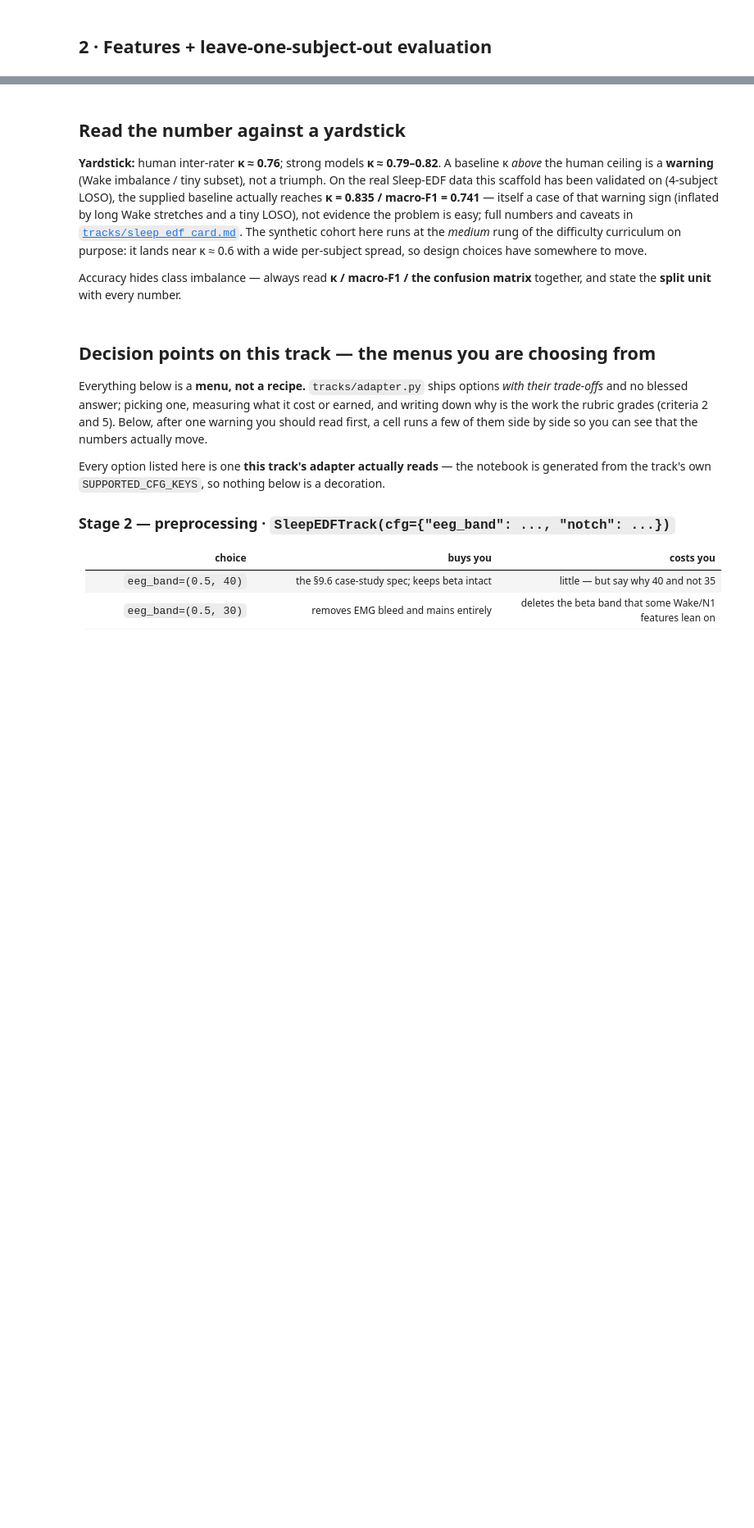
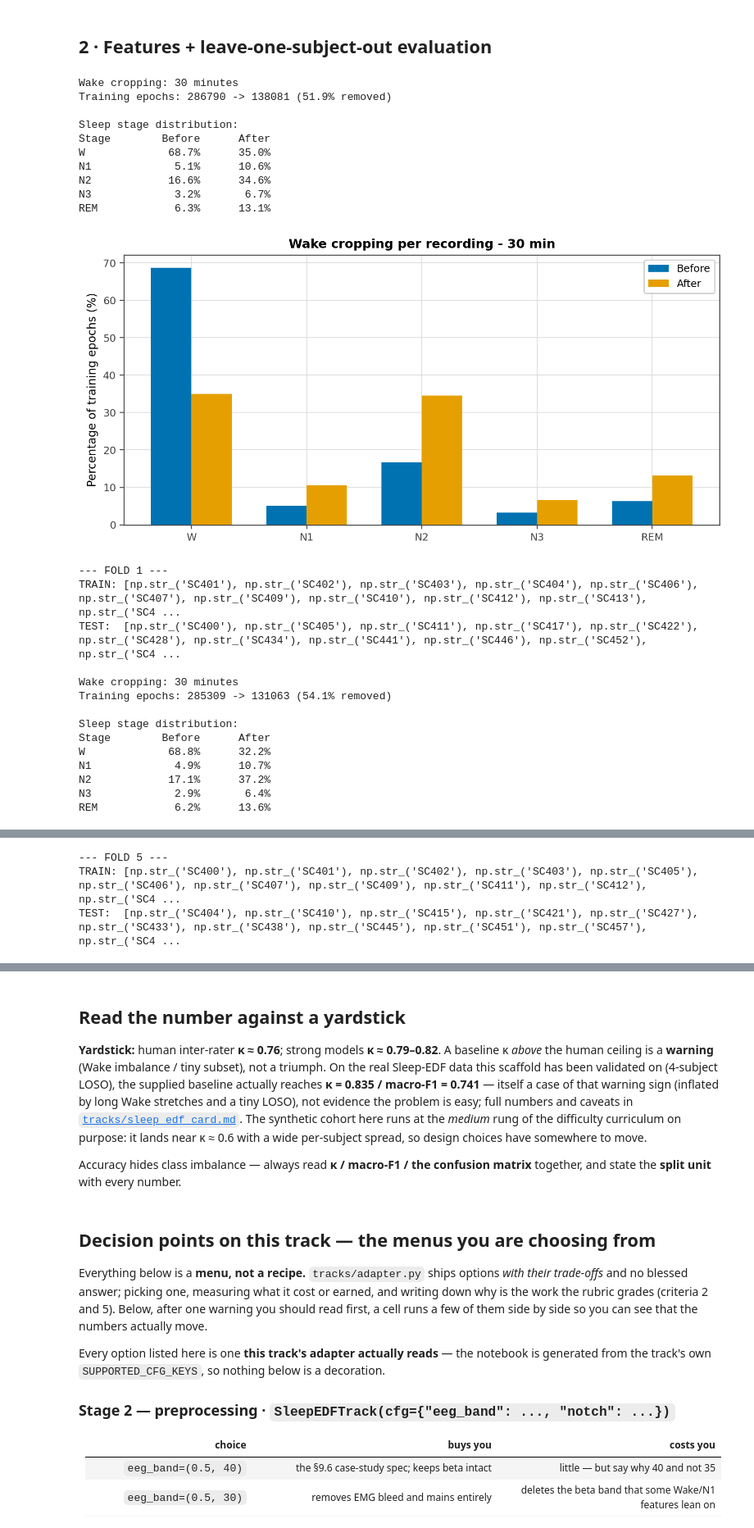
Before and after one commit to hel-fortuny/CM2013_SleepEDF_GroupT1, a Jupyter notebook: track_sleep_edf.ipynb, the cells around one changed output, grey strips where cells are left out. Shown at 82% size. Cells and saved outputs as stored; diff of their text form; code cells hidden in the pictures; blank space fills up the shorter version.

```diff
--- a/track_sleep_edf.ipynb
+++ b/track_sleep_edf.ipynb
@@ -182,42 +185,42 @@ assert X_C11.shape[1] == 11
-# %%
-import os
-import joblib
-import numpy as np
-
-assert X_C11.shape[1] == 11
-assert len(np.unique(recording_ids_C11)) == 133
-assert len(np.unique(groups_C11)) == 68
-assert len(X_C11) == len(y_C11) == len(groups_C11) == len(recording_ids_C11)
-
-os.makedirs("saved_data", exist_ok=True)
-
-joblib.dump(
-    (X_C11, y_C11, groups_C11),
-    "saved_data/dataset_C11.joblib"
-)
-
-joblib.dump(
-    recording_ids_C11,
-    "saved_data/recording_ids_C11.joblib"
-)
-
-print("C11 dataset saved successfully!")
-X_C4, y_C4, groups_C4 = joblib.load(
-    "saved_data/dataset_LP40.joblib"
-)
-
-print("Same shape:", X_C11.shape == X_C4.shape)
-print("Same labels:", np.array_equal(y_C11, y_C4))
-print("Same subjects:", np.array_equal(groups_C11, groups_C4))
 # %% [markdown]
 ## 2 · Features + leave-one-subject-out evaluation
 # %%
+import joblib
+
 X, y, groups = joblib.load("saved_data/dataset_C11.joblib")
 recording_ids = joblib.load("saved_data/recording_ids_C11.joblib")
 
+X = track.add_previous_epoch(X, recording_ids)
+assert X.shape[1] == 23
+print("Feature matrix:", X.shape)
+
 crop_wake_min = 30
-rep = track.evaluate(
-    X, y, groups,
-    crop_wake_min=crop_wake_min,
-    recording_ids=recording_ids
-)
+rep = track.evaluate(X, y, groups,
+                     crop_wake_min=crop_wake_min,
+                     recording_ids=recording_ids)
+# %% [output]
+Wake cropping: 30 minutes
+Training epochs: 286790 -> 138081 (51.9% removed)
+
+Sleep stage distribution:
+Stage        Before      After
+W             68.7%      35.0%
+N1             5.1%      10.6%
+N2            16.6%      34.6%
+N3             3.2%       6.7%
+REM            6.3%      13.1%
+[figure, added]
+--- FOLD 1 ---
+TRAIN: [np.str_('SC401'), np.str_('SC402'), np.str_('SC403'), np.str_('SC404'), np.str_('SC406'), np.str_('SC407'), np.str_('SC409'), np.str_('SC410'), np.str_('SC412'), np.str_('SC413'), np.str_('SC4 ...
+TEST:  [np.str_('SC400'), np.str_('SC405'), np.str_('SC411'), np.str_('SC417'), np.str_('SC422'), np.str_('SC428'), np.str_('SC434'), np.str_('SC441'), np.str_('SC446'), np.str_('SC452'), np.str_('SC4 ...
+
+Wake cropping: 30 minutes
+Training epochs: 285309 -> 131063 (54.1% removed)
+
+Sleep stage distribution:
+Stage        Before      After
+W             68.8%      32.2%
+N1             4.9%      10.7%
+N2            17.1%      37.2%
+N3             2.9%       6.4%
+REM            6.2%      13.6%
@@ -223,0 +273,3 @@ rep = track.evaluate(
+--- FOLD 5 ---
+TRAIN: [np.str_('SC400'), np.str_('SC401'), np.str_('SC402'), np.str_('SC403'), np.str_('SC405'), np.str_('SC406'), np.str_('SC407'), np.str_('SC409'), np.str_('SC411'), np.str_('SC412'), np.str_('SC4 ...
+TEST:  [np.str_('SC404'), np.str_('SC410'), np.str_('SC415'), np.str_('SC421'), np.str_('SC427'), np.str_('SC433'), np.str_('SC438'), np.str_('SC445'), np.str_('SC451'), np.str_('SC457'), np.str_('SC4 ...
```
Also changed, not shown: parts of 10 cells of this notebook, 1 other file.
